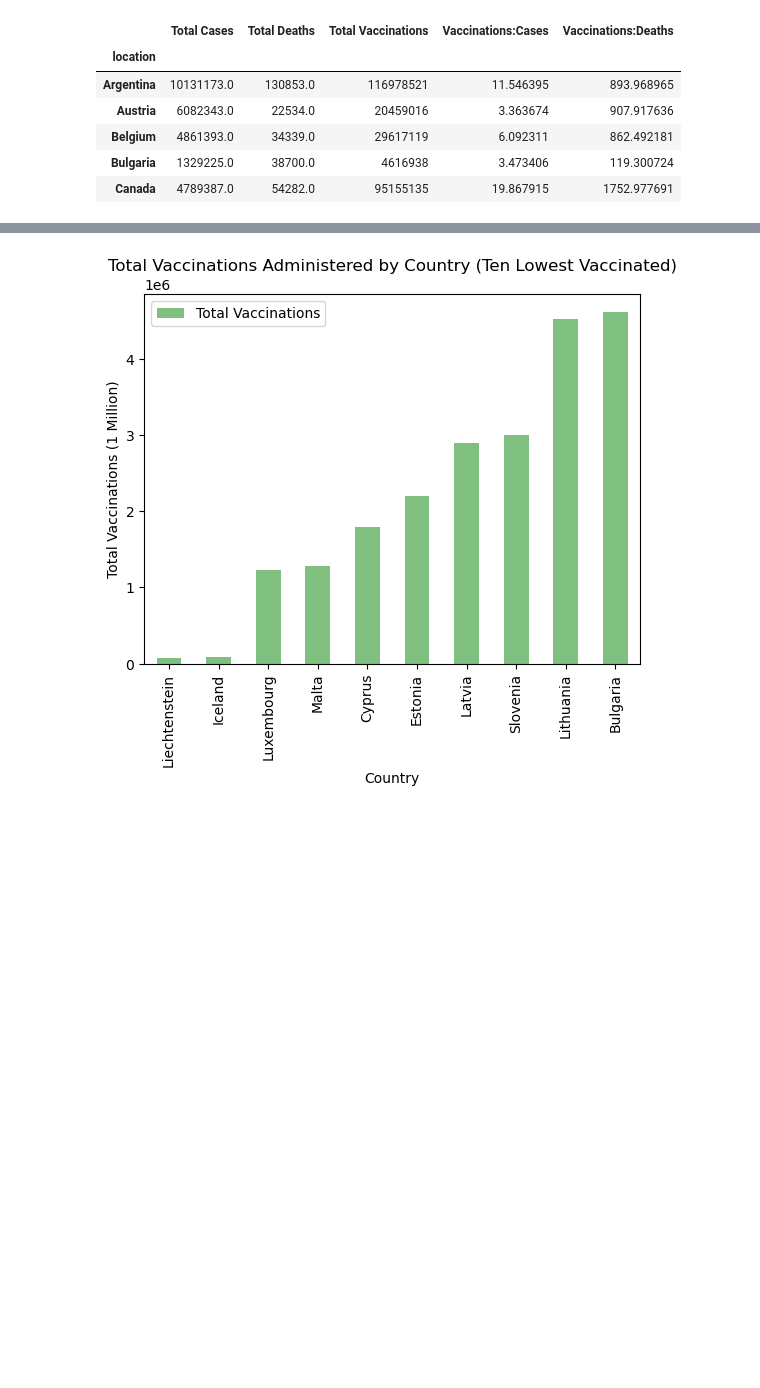
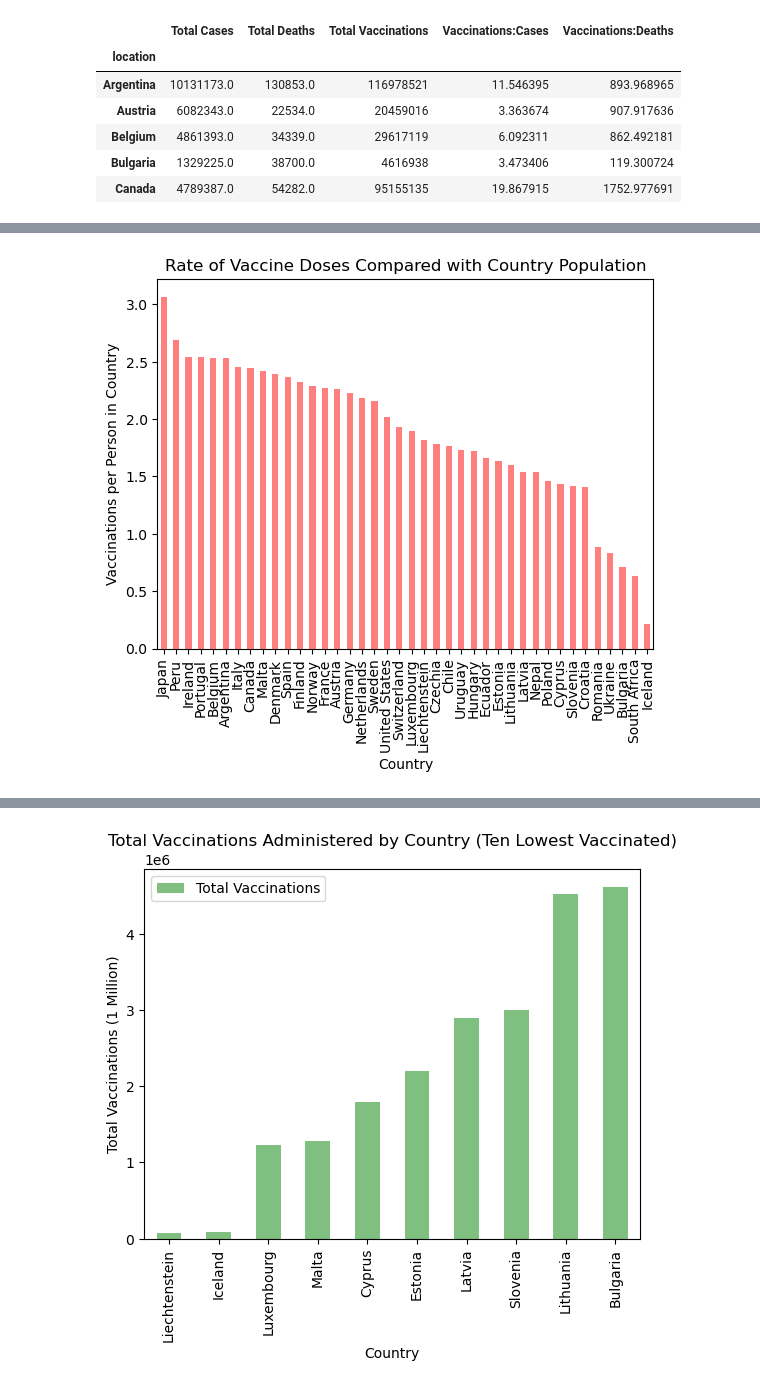
Before and after one commit to gburlew/Project-1, a Jupyter notebook: Notebooks/covid cases vs vax.ipynb, the cells around one changed output, grey strips where cells are left out. Cells and saved outputs as stored; diff of their text form; code cells hidden in the pictures; blank space fills up the shorter version.

```diff
--- a/Notebooks/covid cases vs vax.ipynb
+++ b/Notebooks/covid cases vs vax.ipynb
@@ -58,0 +178,4 @@ vax_case_ratio.head()
+# %%
+vax_rate_chart = vax_rates['Vaccination Rate'].plot(kind='bar',alpha=0.5,color='red', use_index=True, title='Rate of Vaccine Doses Compared with Country Population', xlabel='Country', ylabel='Vaccinations per Person in Country')
+# %% [output]
+[figure, added]
```
Also changed, not shown: parts of 20 cells of this notebook, 1 other file.
